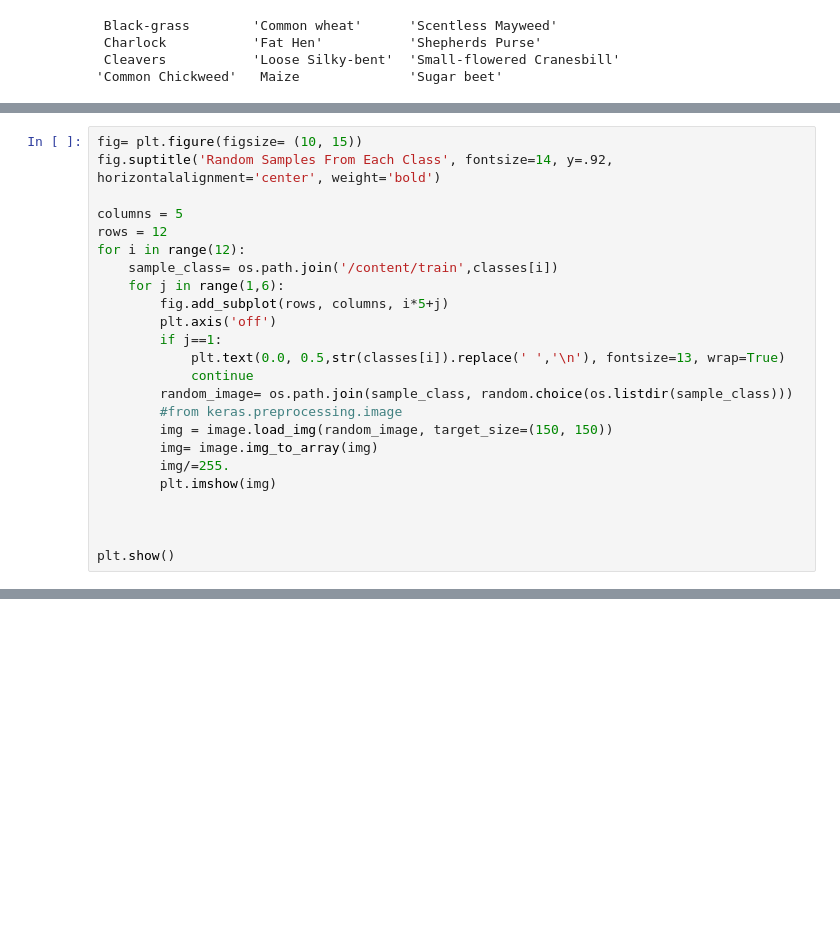
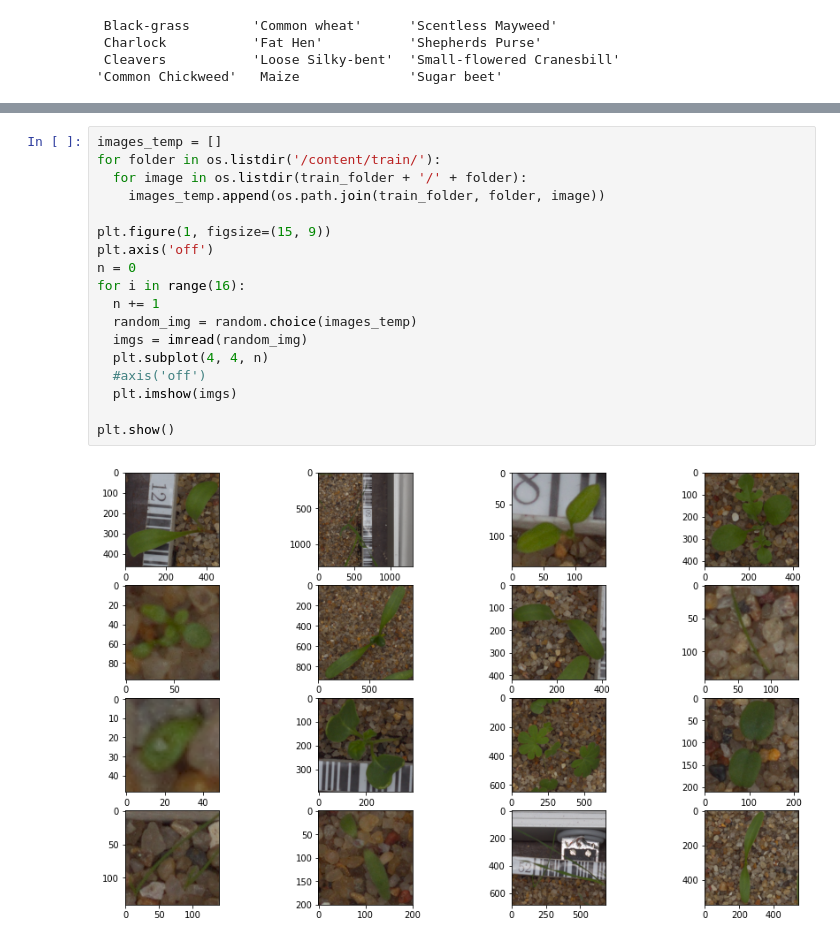
Before and after one commit to Hamza1122/Plants_Seed_Classification, a Jupyter notebook: Untitled19.ipynb, the cells around one changed output, grey strips where cells are left out. Cells and saved outputs as stored; diff of their text form; blank space fills up the shorter version.

```diff
--- a/Untitled19.ipynb
+++ b/Untitled19.ipynb
@@ -75,24 +81,0 @@ for i in range(8):
-# %%
-fig= plt.figure(figsize= (10, 15))
-fig.suptitle('Random Samples From Each Class', fontsize=14, y=.92, horizontalalignment='center', weight='bold')
-
-columns = 5
-rows = 12
-for i in range(12):
-    sample_class= os.path.join('/content/train',classes[i])
-    for j in range(1,6):
-        fig.add_subplot(rows, columns, i*5+j)
-        plt.axis('off')
-        if j==1:
-            plt.text(0.0, 0.5,str(classes[i]).replace(' ','\n'), fontsize=13, wrap=True)
-            continue
-        random_image= os.path.join(sample_class, random.choice(os.listdir(sample_class)))
-        #from keras.preprocessing.image
-        img = image.load_img(random_image, target_size=(150, 150))
-        img= image.img_to_array(img)
-        img/=255.
-        plt.imshow(img)
-
-
-
-plt.show()
@@ -103,0 +82,20 @@ plt.show()
+# %%
+images_temp = []
+for folder in os.listdir('/content/train/'):
+  for image in os.listdir(train_folder + '/' + folder):
+    images_temp.append(os.path.join(train_folder, folder, image))
+
+plt.figure(1, figsize=(15, 9))
+plt.axis('off')
+n = 0
+for i in range(16):
+  n += 1
+  random_img = random.choice(images_temp)
+  imgs = imread(random_img)
+  plt.subplot(4, 4, n)
+  #axis('off')
+  plt.imshow(imgs)
+
+plt.show()
+# %% [output]
+[figure, added]
```
Also changed, not shown: parts of 21 cells of this notebook.
